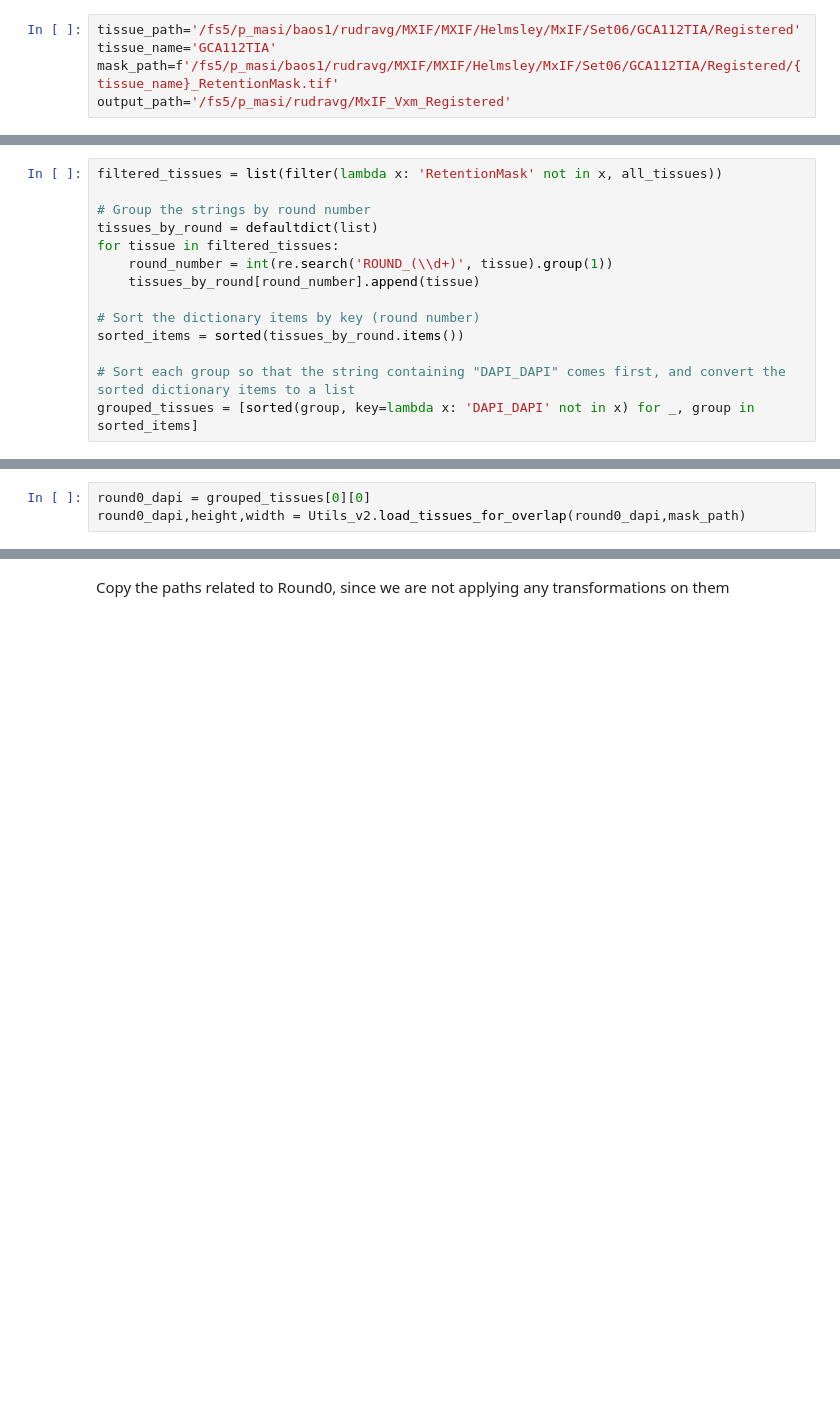
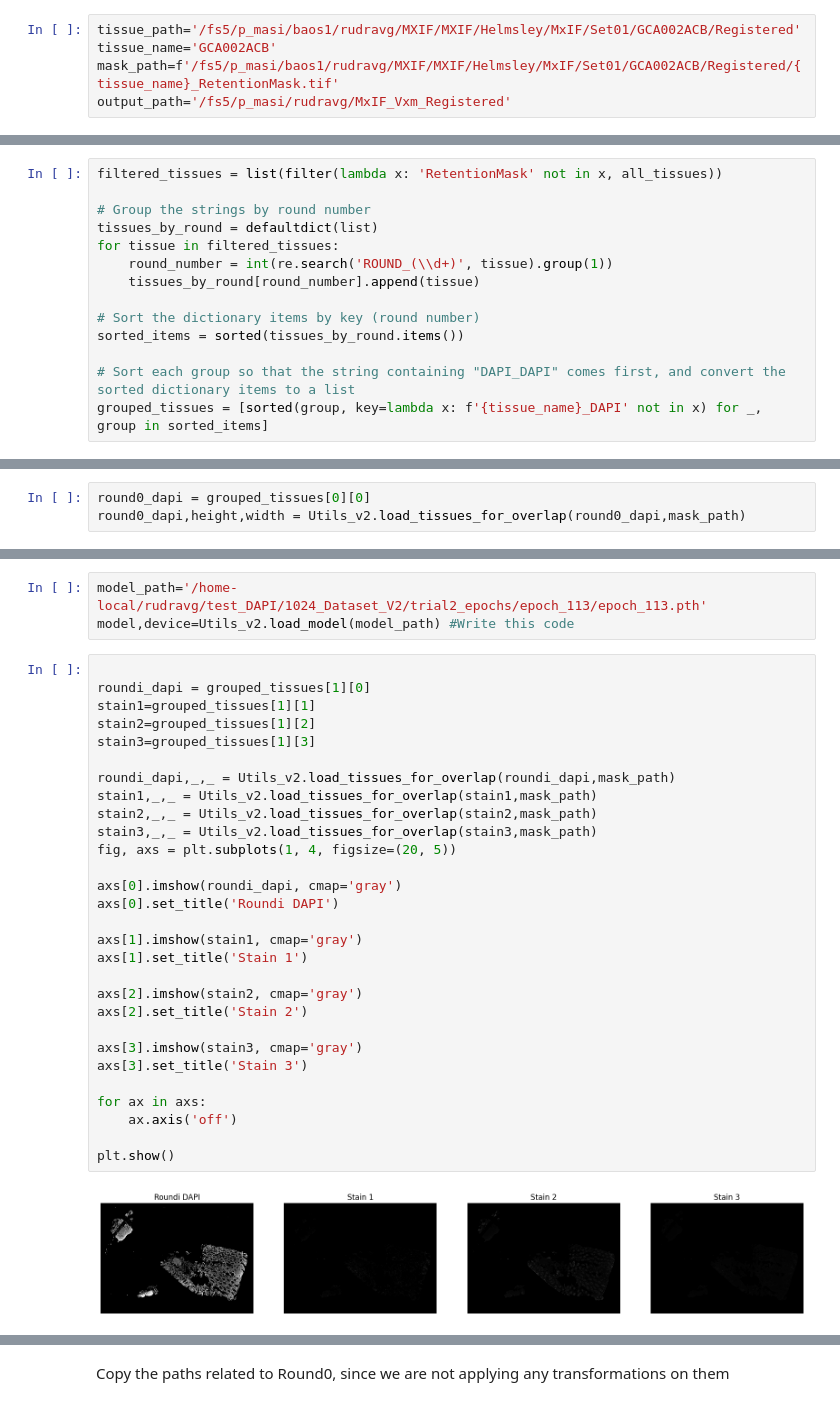
Before and after one commit to MASILab/DAPI_RegNet, a Jupyter notebook: vxl_morph/voxelmorph-dev/005_test_overlapping_patch_and_stain_registration.ipynb, the cells around one changed output, grey strips where cells are left out. Saved outputs shown, nothing was run; the diff lists cells and outputs as text; blank space fills up the shorter version.

Commit message:
Stain registration working for 1 stain separately outside the function. Need to debug what's going on inside the function or rewrite the function

```diff
--- a/vxl_morph/voxelmorph-dev/005_test_overlapping_patch_and_stain_registration.ipynb
+++ b/vxl_morph/voxelmorph-dev/005_test_overlapping_patch_and_stain_registration.ipynb
@@ -19,9 +19,9 @@ from my_utils_v2 import Utils_v2
 # %% [markdown]
 Original Tissue Path
 # %%
-tissue_path='/fs5/p_masi/baos1/rudravg/MXIF/MXIF/Helmsley/MxIF/Set06/GCA112TIA/Registered'
-tissue_name='GCA112TIA'
-mask_path=f'/fs5/p_masi/baos1/rudravg/MXIF/MXIF/Helmsley/MxIF/Set06/GCA112TIA/Registered/{tissue_name}_RetentionMask.tif'
+tissue_path='/fs5/p_masi/baos1/rudravg/MXIF/MXIF/Helmsley/MxIF/Set01/GCA002ACB/Registered'
+tissue_name='GCA002ACB'
+mask_path=f'/fs5/p_masi/baos1/rudravg/MXIF/MXIF/Helmsley/MxIF/Set01/GCA002ACB/Registered/{tissue_name}_RetentionMask.tif'
 output_path='/fs5/p_masi/rudravg/MxIF_Vxm_Registered'
 # %% [markdown]
 Getting all Tissues
@@ -45,7 +45,7 @@ for tissue in filtered_tissues:
 sorted_items = sorted(tissues_by_round.items())
 
 # Sort each group so that the string containing "DAPI_DAPI" comes first, and convert the sorted dictionary items to a list
-grouped_tissues = [sorted(group, key=lambda x: 'DAPI_DAPI' not in x) for _, group in sorted_items]
+grouped_tissues = [sorted(group, key=lambda x: f'{tissue_name}_DAPI' not in x) for _, group in sorted_items]
 # %% [markdown]
 Declaring the Round 0 DAPI and Registering the DAPI's and stains together
 # %%
@@ -53,0 +74,34 @@ round0_dapi,height,width = Utils_v2.load_tissues_for_overlap(round0_dapi,mask_pa
+# %%
+model_path='/home-local/rudravg/test_DAPI/1024_Dataset_V2/trial2_epochs/epoch_113/epoch_113.pth'
+model,device=Utils_v2.load_model(model_path) #Write this code
+# %%
+
+roundi_dapi = grouped_tissues[1][0]
+stain1=grouped_tissues[1][1]
+stain2=grouped_tissues[1][2]
+stain3=grouped_tissues[1][3]
+
+roundi_dapi,_,_ = Utils_v2.load_tissues_for_overlap(roundi_dapi,mask_path)
+stain1,_,_ = Utils_v2.load_tissues_for_overlap(stain1,mask_path)
+stain2,_,_ = Utils_v2.load_tissues_for_overlap(stain2,mask_path)
+stain3,_,_ = Utils_v2.load_tissues_for_overlap(stain3,mask_path)
+fig, axs = plt.subplots(1, 4, figsize=(20, 5))
+
+axs[0].imshow(roundi_dapi, cmap='gray')
+axs[0].set_title('Roundi DAPI')
+
+axs[1].imshow(stain1, cmap='gray')
+axs[1].set_title('Stain 1')
+
+axs[2].imshow(stain2, cmap='gray')
+axs[2].set_title('Stain 2')
+
+axs[3].imshow(stain3, cmap='gray')
+axs[3].set_title('Stain 3')
+
+for ax in axs:
+    ax.axis('off')
+
+plt.show()
+# %% [output]
+[figure, added]
```
Also changed, not shown: parts of 5 cells of this notebook, 2 other files.
